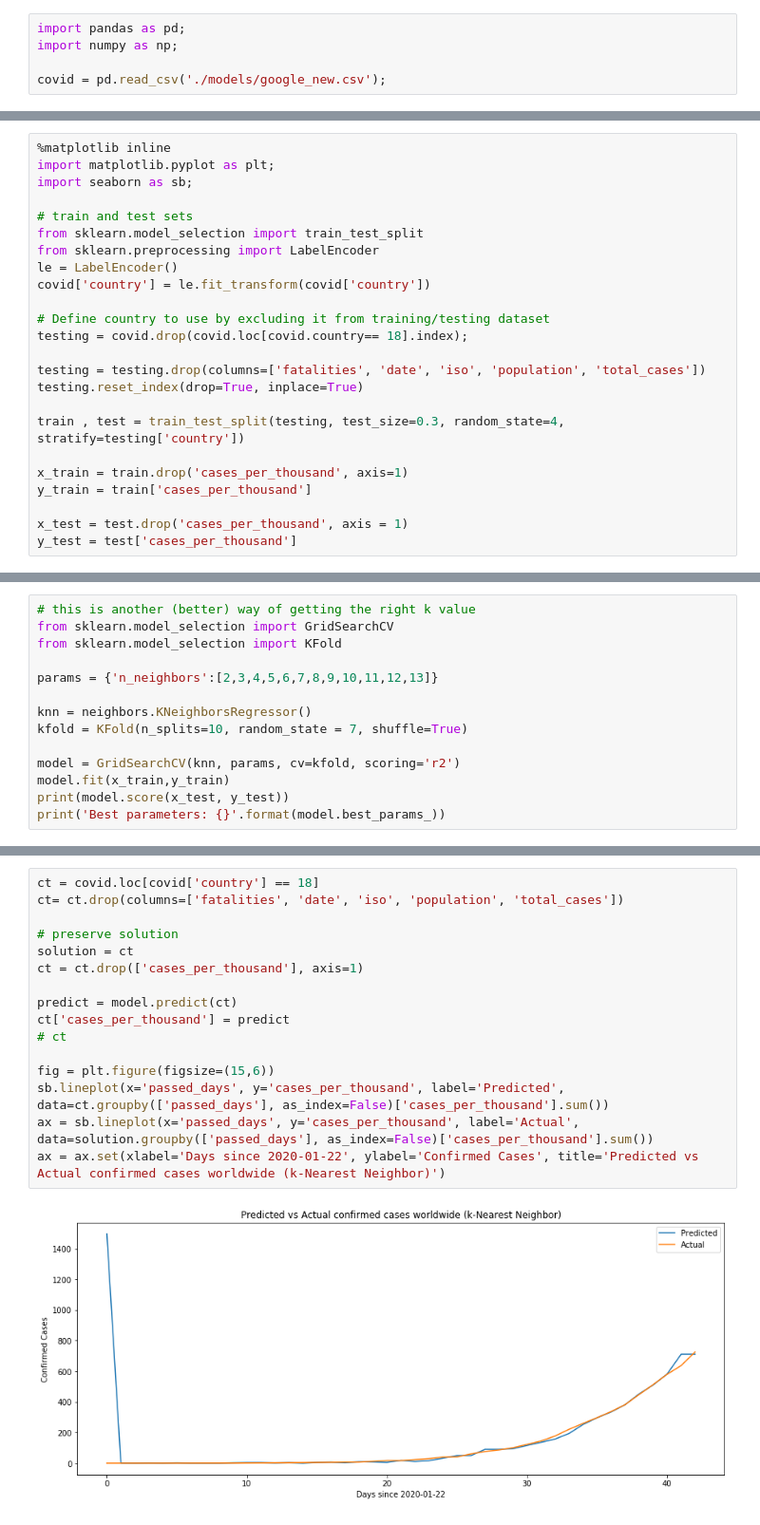
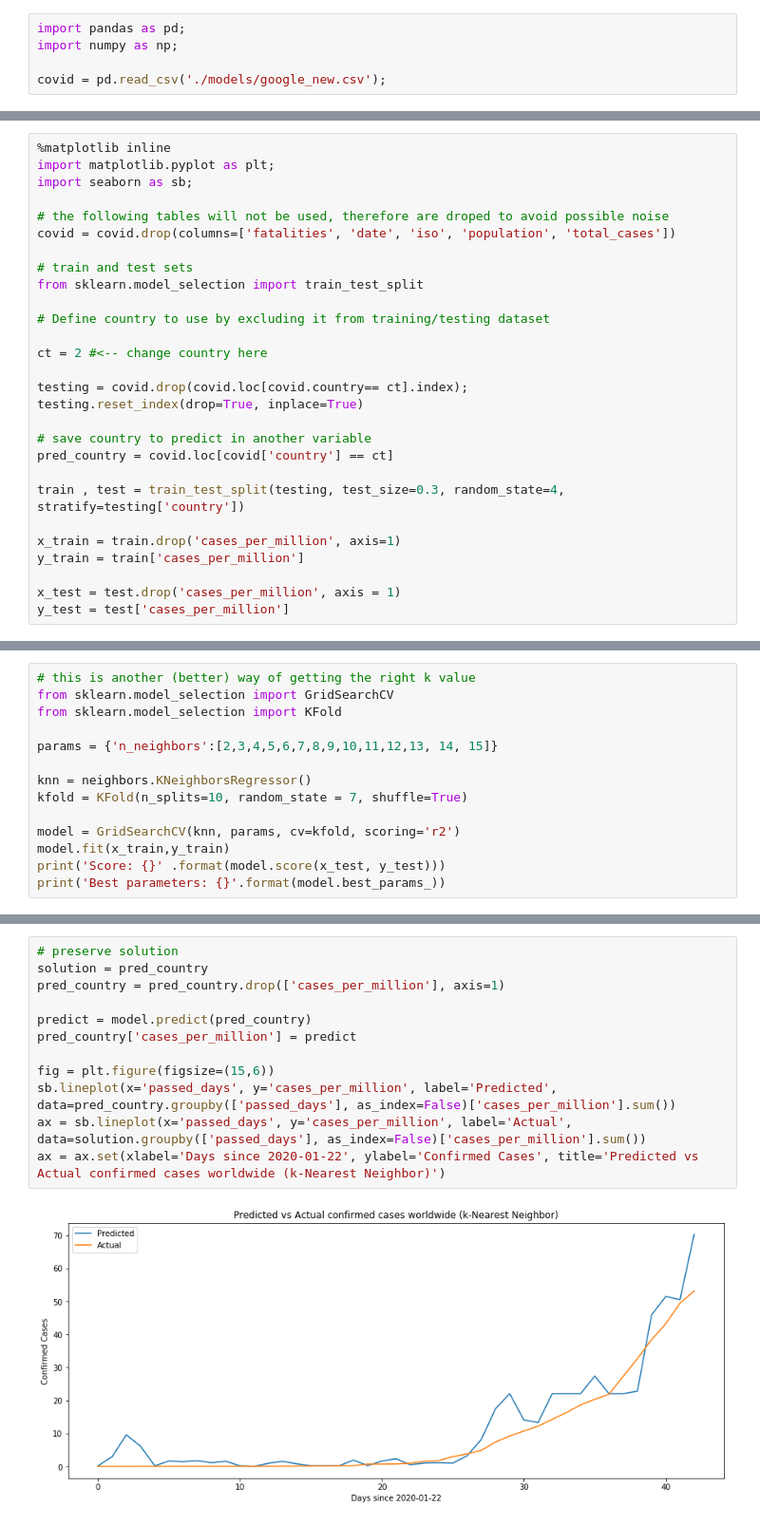
Before and after one commit to anamarisamacedo/FEUP-IART, a Jupyter notebook: TP2/DataScience/Untitled1.ipynb, the cells around one changed output, grey strips where cells are left out. Shown at 95% size. Saved outputs shown, nothing was run; the diff lists cells and outputs as text.

```diff
--- a/TP2/DataScience/Untitled1.ipynb
+++ b/TP2/DataScience/Untitled1.ipynb
@@ -30,22 +61,26 @@ covid[covid['cases_last_day'] < 0] = 0
 import matplotlib.pyplot as plt;
 import seaborn as sb;
 
+# the following tables will not be used, therefore are droped to avoid possible noise
+covid = covid.drop(columns=['fatalities', 'date', 'iso', 'population', 'total_cases'])
+
 # train and test sets
 from sklearn.model_selection import train_test_split
-from sklearn.preprocessing import LabelEncoder
-le = LabelEncoder()
-covid['country'] = le.fit_transform(covid['country'])
 
 # Define country to use by excluding it from training/testing dataset
-testing = covid.drop(covid.loc[covid.country== 18].index);
 
-testing = testing.drop(columns=['fatalities', 'date', 'iso', 'population', 'total_cases'])
+ct = 2 #<-- change country here
+
+testing = covid.drop(covid.loc[covid.country== ct].index);
 testing.reset_index(drop=True, inplace=True)
+
+# save country to predict in another variable
+pred_country = covid.loc[covid['country'] == ct]
 
 train , test = train_test_split(testing, test_size=0.3, random_state=4, stratify=testing['country'])
 
-x_train = train.drop('cases_per_thousand', axis=1)
-y_train = train['cases_per_thousand']
+x_train = train.drop('cases_per_million', axis=1)
+y_train = train['cases_per_million']
 
-x_test = test.drop('cases_per_thousand', axis = 1)
-y_test = test['cases_per_thousand']
+x_test = test.drop('cases_per_million', axis = 1)
+y_test = test['cases_per_million']
@@ -101,13 +155,13 @@ Best K value: 1
 from sklearn.model_selection import GridSearchCV
 from sklearn.model_selection import KFold
 
-params = {'n_neighbors':[2,3,4,5,6,7,8,9,10,11,12,13]}
+params = {'n_neighbors':[2,3,4,5,6,7,8,9,10,11,12,13, 14, 15]}
 
 knn = neighbors.KNeighborsRegressor()
 kfold = KFold(n_splits=10, random_state = 7, shuffle=True)
 
 model = GridSearchCV(knn, params, cv=kfold, scoring='r2')
 model.fit(x_train,y_train)
-print(model.score(x_test, y_test))
+print('Score: {}' .format(model.score(x_test, y_test)))
 print('Best parameters: {}'.format(model.best_params_))
 # %% [output]
@@ -116,18 +174,14 @@ Best parameters: {'n_neighbors': 2}
 # %%
-ct = covid.loc[covid['country'] == 18]
-ct= ct.drop(columns=['fatalities', 'date', 'iso', 'population', 'total_cases'])
+# preserve solution
+solution = pred_country
+pred_country = pred_country.drop(['cases_per_million'], axis=1)
 
-# preserve solution
-solution = ct
-ct = ct.drop(['cases_per_thousand'], axis=1)
-
-predict = model.predict(ct)
-ct['cases_per_thousand'] = predict
-# ct
+predict = model.predict(pred_country)
+pred_country['cases_per_million'] = predict
 
 fig = plt.figure(figsize=(15,6))
-sb.lineplot(x='passed_days', y='cases_per_thousand', label='Predicted', data=ct.groupby(['passed_days'], as_index=False)['cases_per_thousand'].sum())
-ax = sb.lineplot(x='passed_days', y='cases_per_thousand', label='Actual', data=solution.groupby(['passed_days'], as_index=False)['cases_per_thousand'].sum())
+sb.lineplot(x='passed_days', y='cases_per_million', label='Predicted', data=pred_country.groupby(['passed_days'], as_index=False)['cases_per_million'].sum())
+ax = sb.lineplot(x='passed_days', y='cases_per_million', label='Actual', data=solution.groupby(['passed_days'], as_index=False)['cases_per_million'].sum())
 ax = ax.set(xlabel='Days since 2020-01-22', ylabel='Confirmed Cases', title='Predicted vs Actual confirmed cases worldwide (k-Nearest Neighbor)')
 # %% [output]
-[figure, old version]
+[figure, new version]
```
Also changed, not shown: parts of 11 cells of this notebook.
